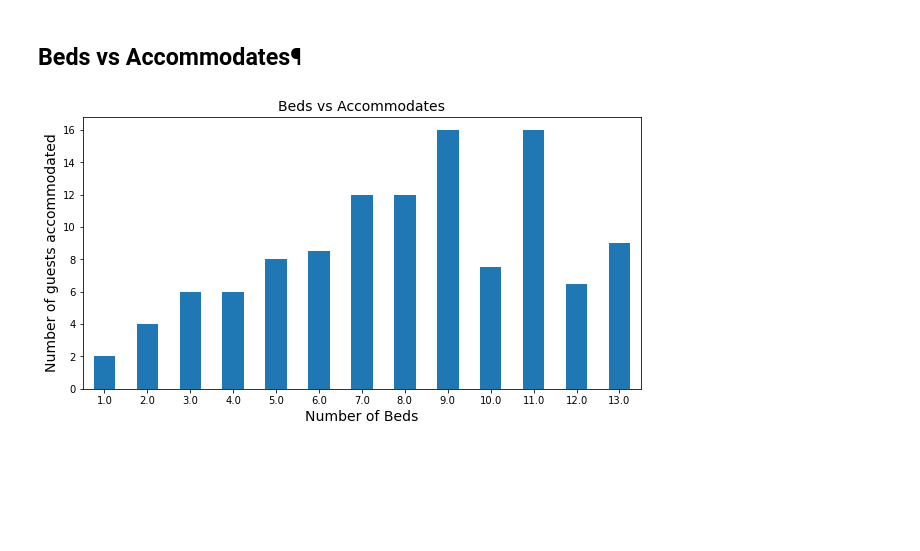
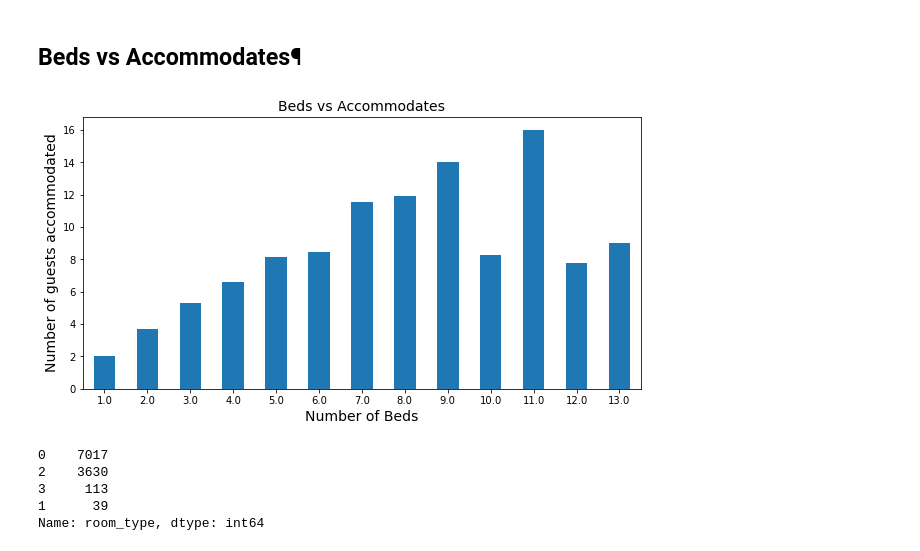
Before and after one commit to GKPSingh/Toronto-Airbnb, a Jupyter notebook: Data_EDA.ipynb, the cells around one changed output. Saved outputs shown, nothing was run; the diff lists cells and outputs as text; code cells hidden in the pictures; blank space fills up the shorter version.

```diff
--- a/Data_EDA.ipynb
+++ b/Data_EDA.ipynb
@@ -123,12 +173,20 @@ df.head()
 # %%
 # Beds vs Accommodates
 plt.figure(figsize=(10,5))
-df.groupby('beds')['accommodates'].median().plot(kind='bar')
+df.groupby('beds')['accommodates'].mean().plot(kind='bar')
 plt.title('Beds vs Accommodates', fontsize=14)
 plt.xlabel('Number of Beds', fontsize=14)
 plt.ylabel('Number of guests accommodated', fontsize=14)
 plt.xticks(rotation=0)
 plt.xlim(left=0.5)
 plt.show()
 # %% [output]
-[figure, old version]
+[figure, new version]
+# %%
+df['room_type'].value_counts()
+# %% [output]
+0    7017
+2    3630
+3     113
+1      39
+Name: room_type, dtype: int64
```
Also changed, not shown: parts of 19 cells of this notebook.
